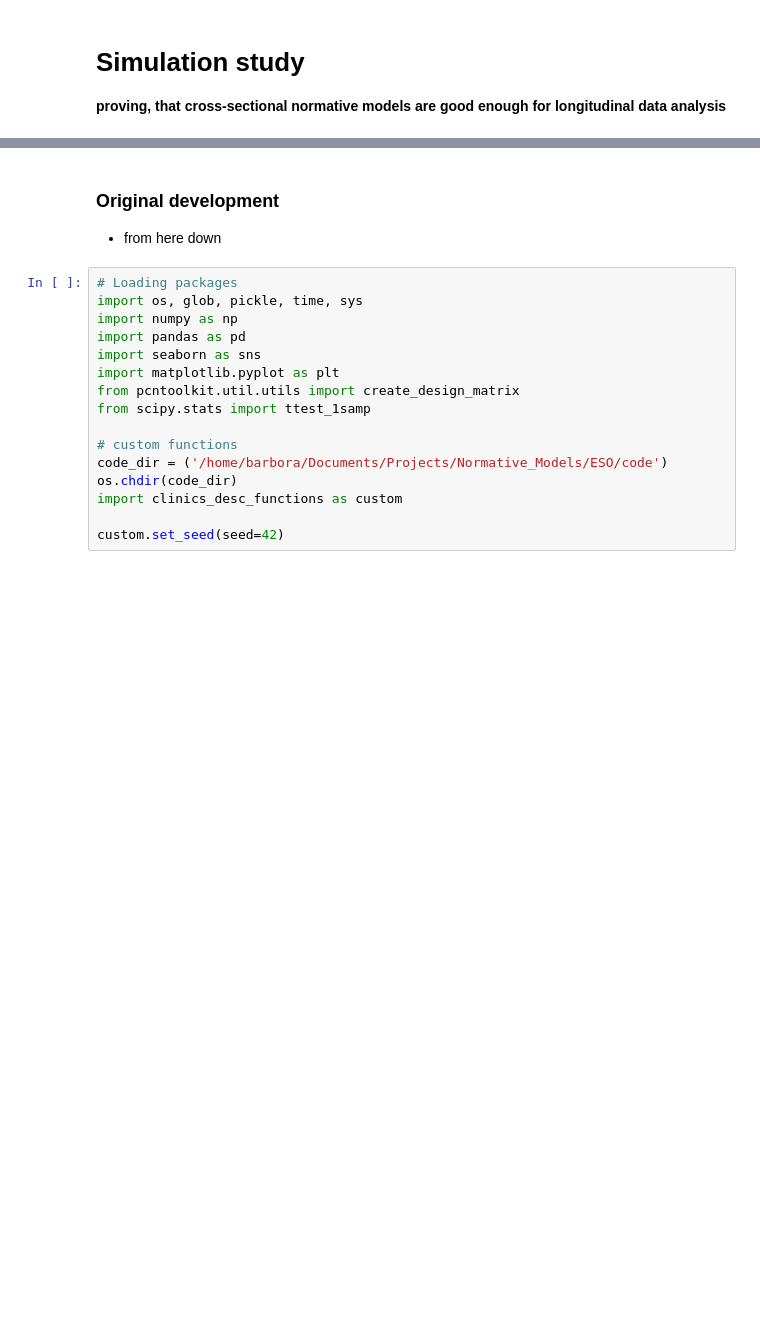
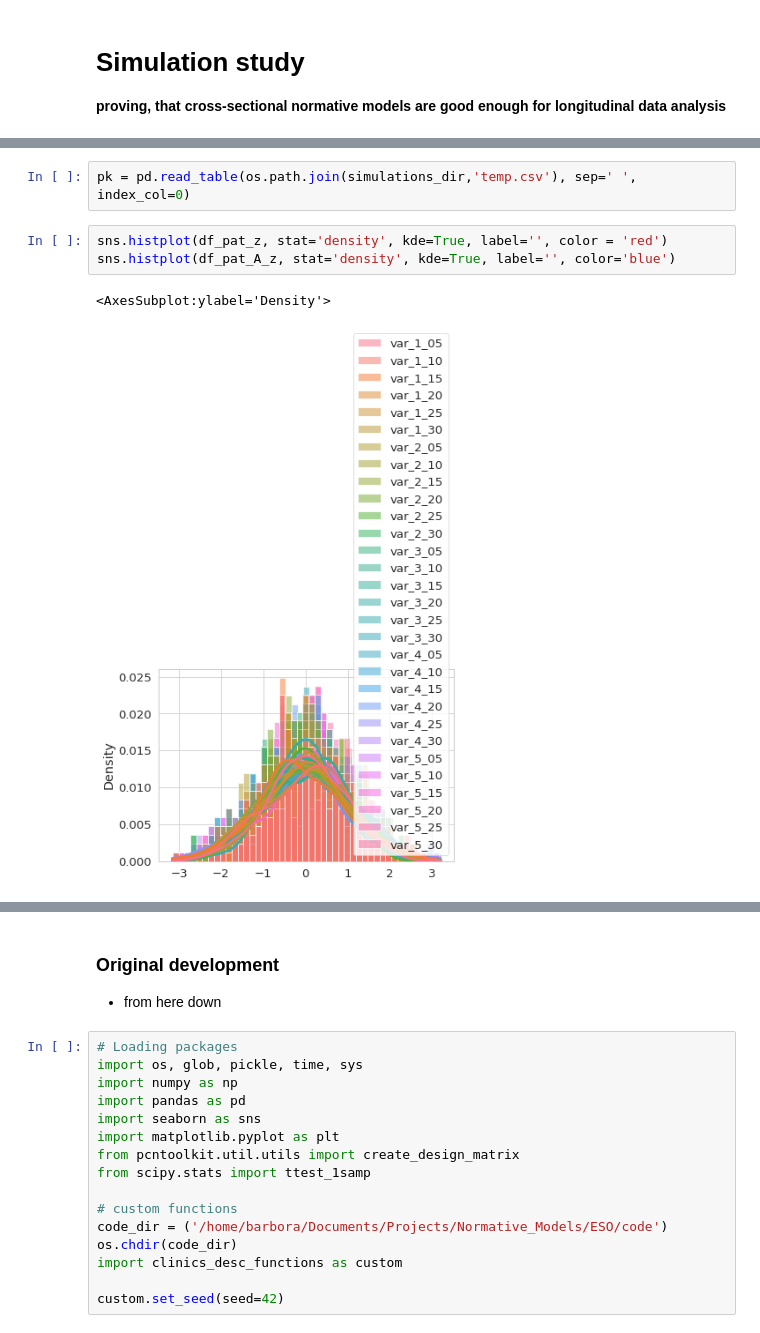
Before and after one commit to bbuckova/ESO_normative, a Jupyter notebook: simulation_sudy.ipynb, the cells around one changed output, grey strips where cells are left out. Saved outputs shown, nothing was run; the diff lists cells and outputs as text; blank space fills up the shorter version.

Commit message:
[simmulations] saves z-scores across simulations

```diff
--- a/simulation_sudy.ipynb
+++ b/simulation_sudy.ipynb
@@ -22,3 +22,11 @@ Prediction by model  1 of 1
 Evaluating the model ...
 Evaluations Writing outputs ...
 Writing outputs ...
+# %%
+pk = pd.read_table(os.path.join(simulations_dir,'temp.csv'), sep=' ', index_col=0)
+# %%
+sns.histplot(df_pat_z, stat='density', kde=True, label='', color = 'red')
+sns.histplot(df_pat_A_z, stat='density', kde=True, label='', color='blue')
+# %% [output]
+<AxesSubplot:ylabel='Density'>
+[figure, added]
```
Also changed, not shown: parts of 9 cells of this notebook, 1 other file.
